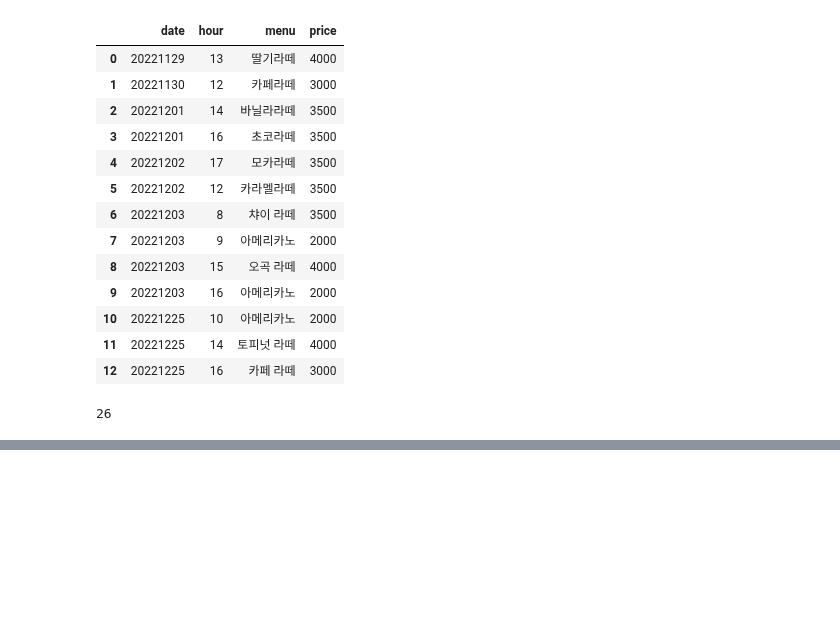
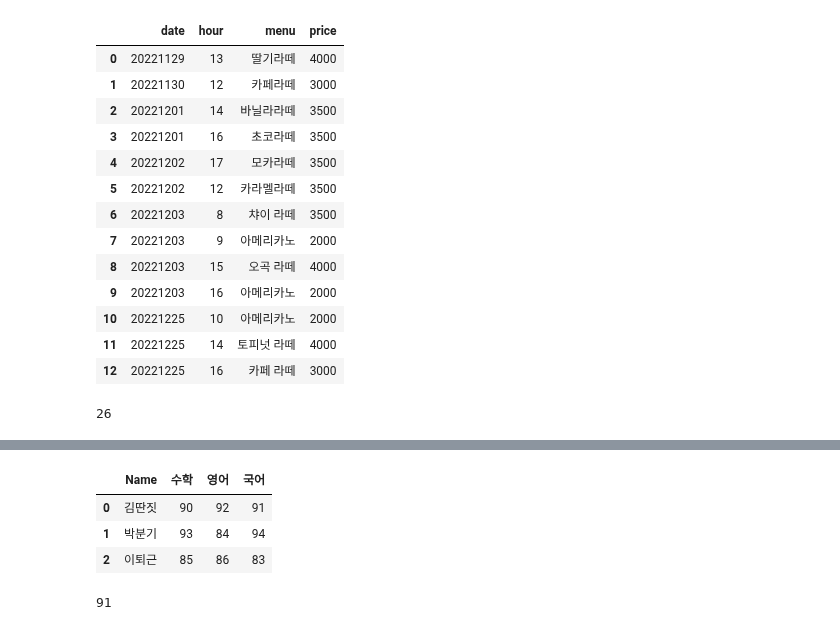
Before and after one commit to zudata/BEAKJOON, a Jupyter notebook: study/Big Data Certification study.ipynb, the cells around one changed output, grey strips where cells are left out. Cells and saved outputs as stored; diff of their text form; code cells hidden in the pictures; blank space fills up the shorter version.

```diff
--- a/study/Big Data Certification study.ipynb
+++ b/study/Big Data Certification study.ipynb
@@ -1656,0 +1684,19 @@ print(int(result*100))
+# %%
+import pandas as pd
+df = pd.DataFrame({'Name': {0: '김딴짓', 1: '박분기', 2: '이퇴근'},
+                   '수학': {0: 90, 1: 93, 2: 85},
+                   '영어': {0: 92, 1: 84, 2: 86},
+                   '국어': {0: 91, 1: 94, 2: 83},})
+
+df
+# %% [output]
+|  | Name | 수학 | 영어 | 국어 |
+| 0 | 김딴짓 | 90 | 92 | 91 |
+| 1 | 박분기 | 93 | 84 | 94 |
+| 2 | 이퇴근 | 85 | 86 | 83 |
+# %%
+df = pd.melt(df, id_vars=['Name'], value_vars=['수학', '영어'])
+cond = df['value'] >= 90
+print(int(df[cond]['value'].mean()))
+# %% [output]
+91
```
Also changed, not shown: parts of 4 cells of this notebook.
